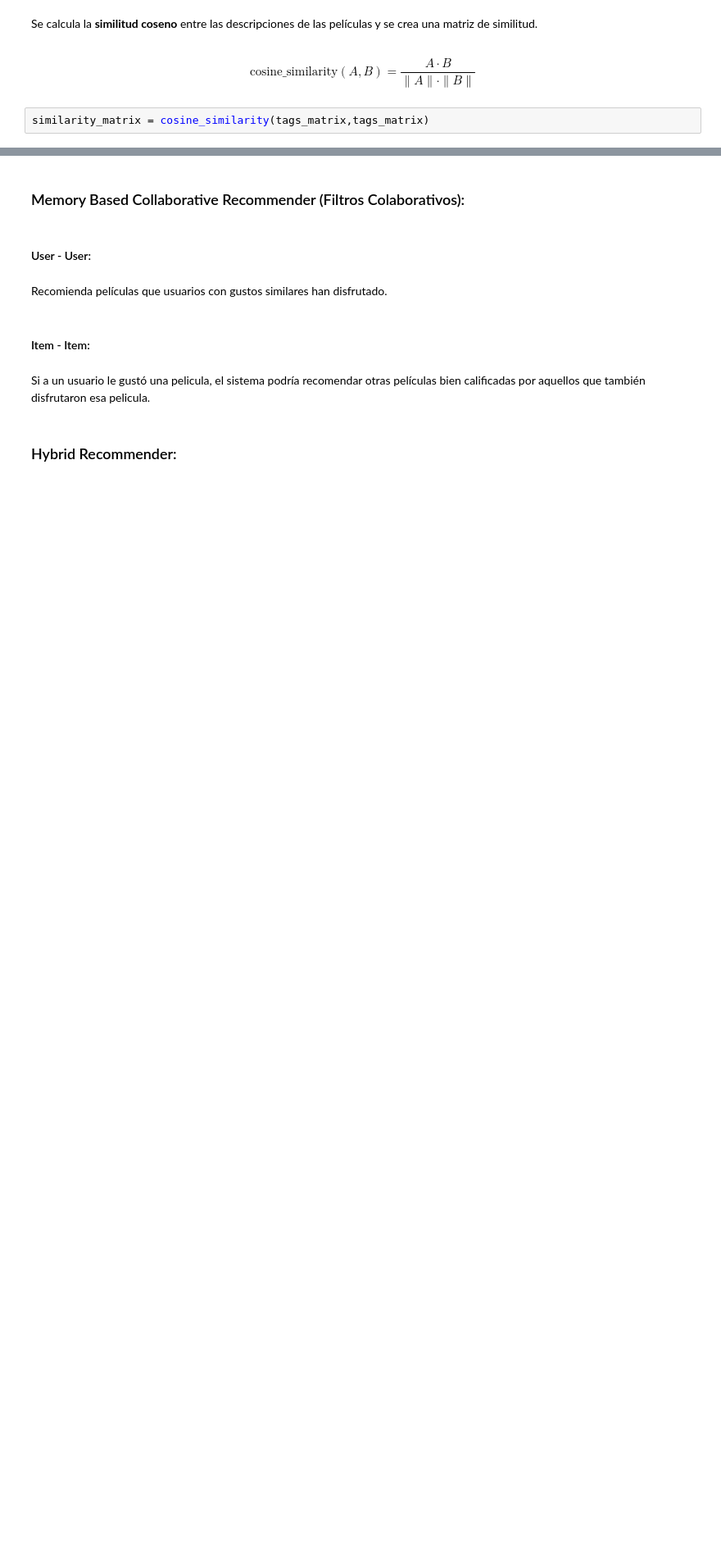
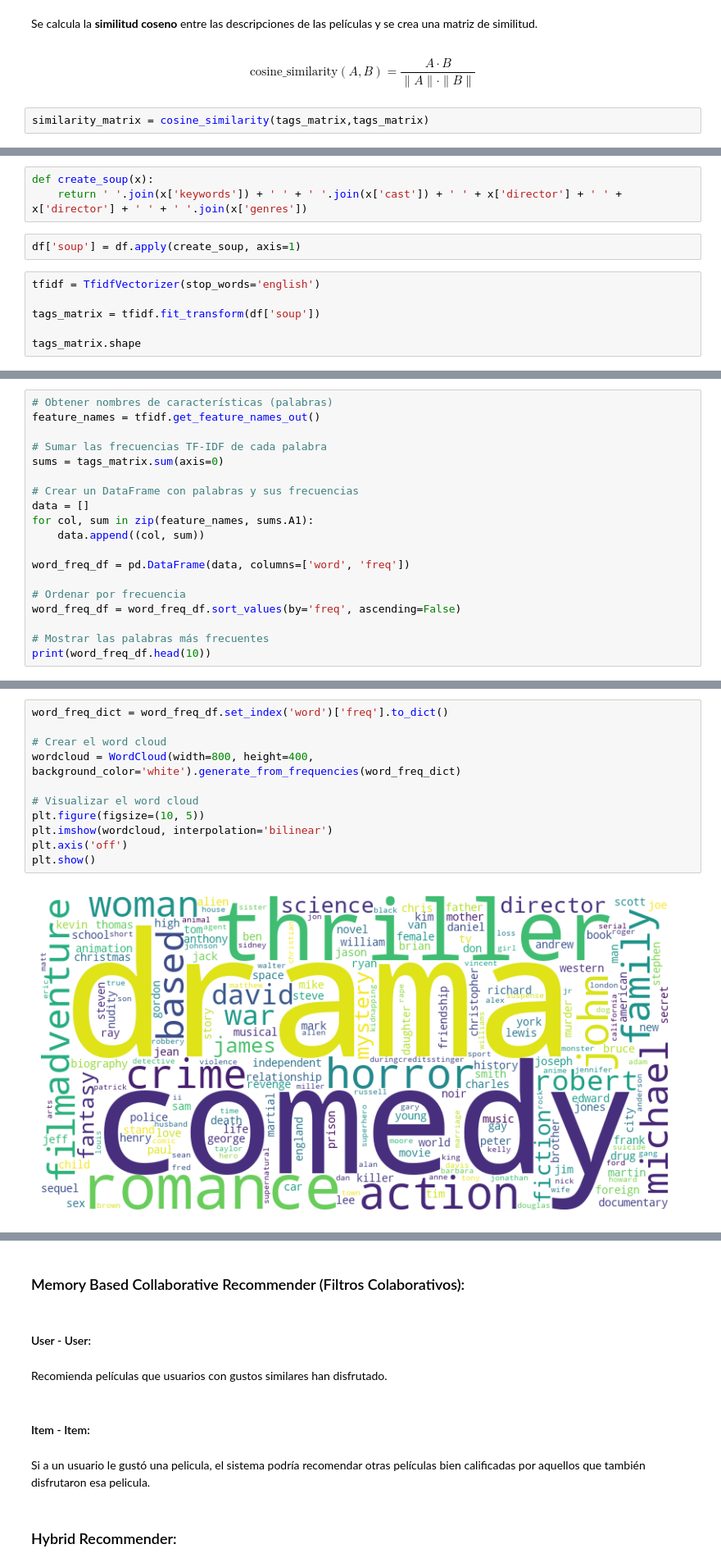
Before and after one commit to abrilnoguera/TMDBChatbot, a Jupyter notebook: trabajoAPA.ipynb, the cells around one changed output, grey strips where cells are left out. Shown at 82% size. Drawn from its saved outputs; the diff is of its cells as text; blank space fills up the shorter version.

```diff
--- a/trabajoAPA.ipynb
+++ b/trabajoAPA.ipynb
@@ -907,0 +987,11 @@ Películas similares:
+# %%
+def create_soup(x):
+    return ' '.join(x['keywords']) + ' ' + ' '.join(x['cast']) + ' ' + x['director'] + ' ' + x['director'] + ' ' + ' '.join(x['genres'])
+# %%
+df['soup'] = df.apply(create_soup, axis=1)
+# %%
+tfidf = TfidfVectorizer(stop_words='english')
+
+tags_matrix = tfidf.fit_transform(df['soup'])
+
+tags_matrix.shape
@@ -907,0 +1002,19 @@ Películas similares:
+# %%
+# Obtener nombres de características (palabras)
+feature_names = tfidf.get_feature_names_out()
+
+# Sumar las frecuencias TF-IDF de cada palabra
+sums = tags_matrix.sum(axis=0)
+
+# Crear un DataFrame con palabras y sus frecuencias
+data = []
+for col, sum in zip(feature_names, sums.A1):
+    data.append((col, sum))
+
+word_freq_df = pd.DataFrame(data, columns=['word', 'freq'])
+
+# Ordenar por frecuencia
+word_freq_df = word_freq_df.sort_values(by='freq', ascending=False)
+
+# Mostrar las palabras más frecuentes
+print(word_freq_df.head(10))
@@ -907,0 +1033,13 @@ Películas similares:
+# %%
+word_freq_dict = word_freq_df.set_index('word')['freq'].to_dict()
+
+# Crear el word cloud
+wordcloud = WordCloud(width=800, height=400, background_color='white').generate_from_frequencies(word_freq_dict)
+
+# Visualizar el word cloud
+plt.figure(figsize=(10, 5))
+plt.imshow(wordcloud, interpolation='bilinear')
+plt.axis('off')
+plt.show()
+# %% [output]
+[figure, added]
```
Also changed, not shown: parts of 35 cells of this notebook.
